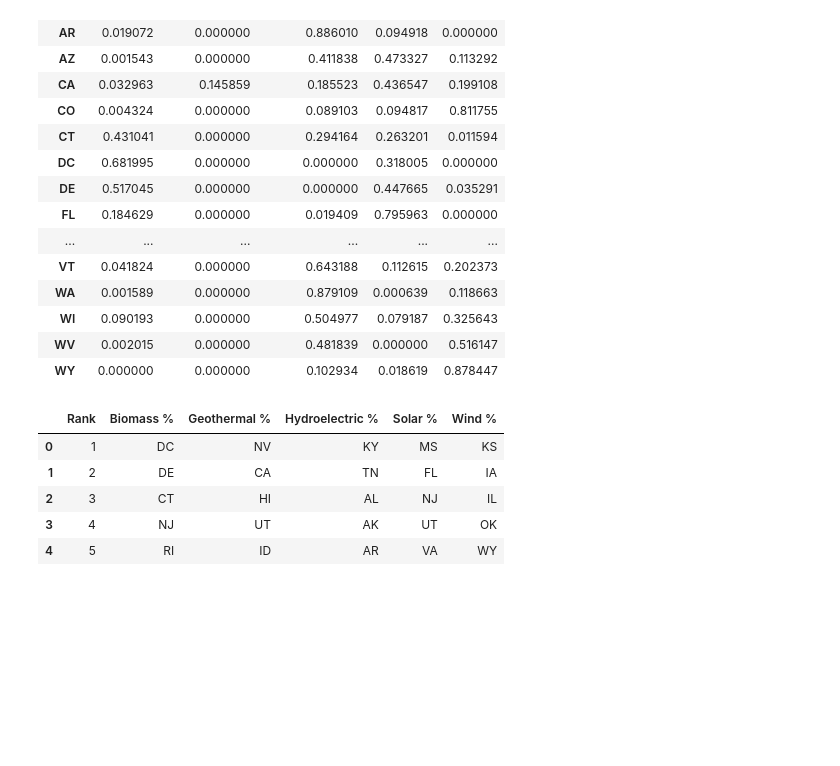
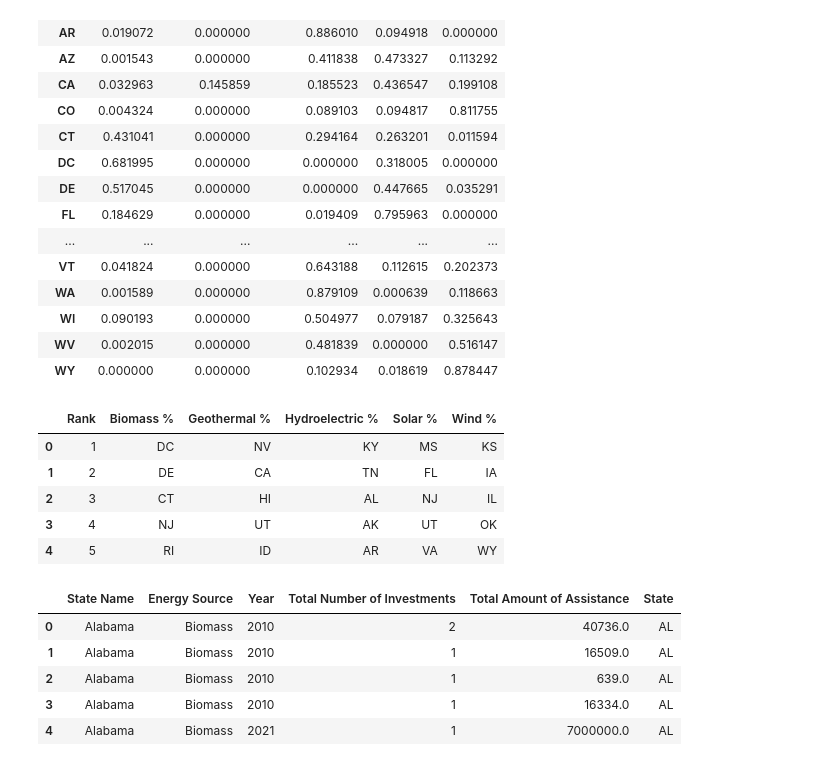
Before and after one commit to jrangel100/Project1, a Jupyter notebook: nrg_project.ipynb, the cells around one changed output. Saved outputs shown, nothing was run; the diff lists cells and outputs as text; code cells hidden in the pictures; blank space fills up the shorter version.

```diff
--- a/nrg_project.ipynb
+++ b/nrg_project.ipynb
@@ -277,0 +356,14 @@ summary
+# %%
+#Get all Energy sources grouped into States instead of county
+invest_df = inv_df.drop(columns=['County','Agency','Program Name','Congressional District','Zip Code','Description'])
+
+#Getting all of the data for each year under each state
+invest_df.groupby(['State Name', 'Year', 'Energy Source'])
+invest_df.head()
+# %% [output]
+|  | State Name | Energy Source | Year | Total Number of Investments | Total Amount of Assistance | State |
+| 0 | Alabama | Biomass | 2010 | 2 | 40736.0 | AL |
+| 1 | Alabama | Biomass | 2010 | 1 | 16509.0 | AL |
+| 2 | Alabama | Biomass | 2010 | 1 | 639.0 | AL |
+| 3 | Alabama | Biomass | 2010 | 1 | 16334.0 | AL |
+| 4 | Alabama | Biomass | 2021 | 1 | 7000000.0 | AL |
```
Also changed, not shown: parts of 12 cells of this notebook.
